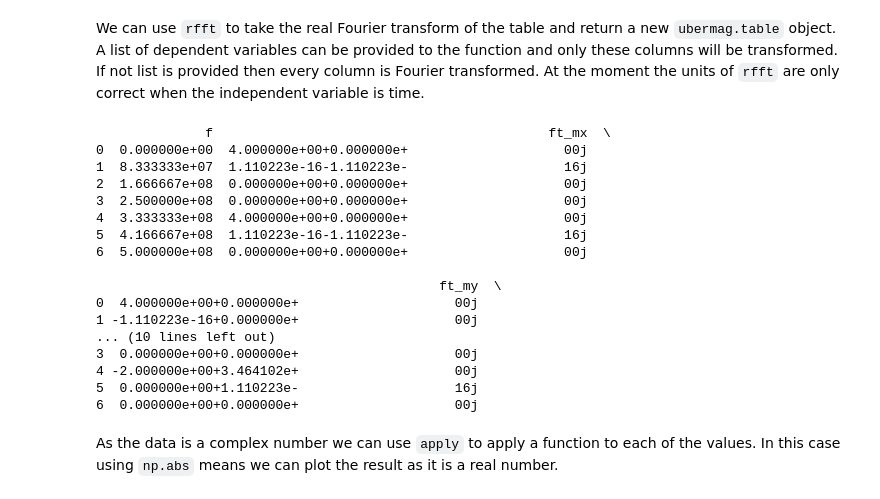
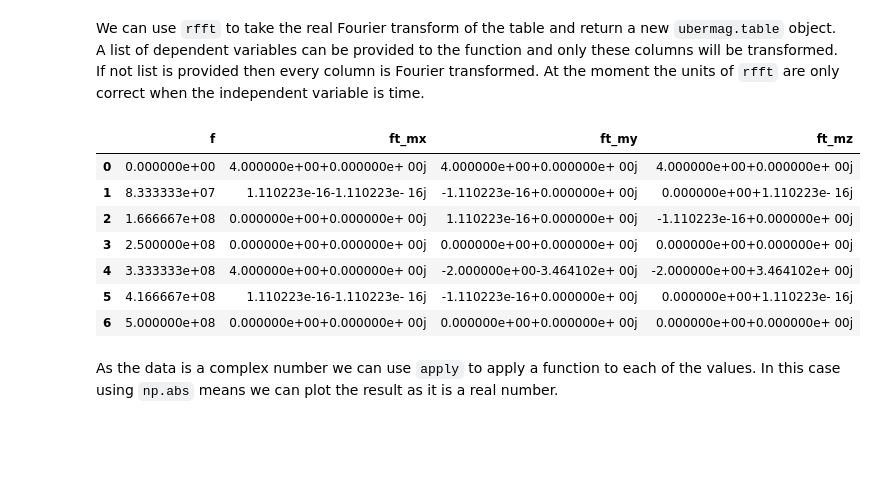
Before and after one commit to ubermag/ubermagtable, a Jupyter notebook: docs/table-fft.ipynb, the cells around one changed output. Cells and saved outputs as stored; diff of their text form; code cells hidden in the pictures; blank space fills up the shorter version.

```diff
--- a/docs/table-fft.ipynb
+++ b/docs/table-fft.ipynb
@@ -70,25 +35,16 @@ table.mpl(y=["mx", "my", "mz"])
 We can use `rfft` to take the real Fourier transform of the table and return a new `ubermag.table` object. A list of dependent variables can be provided to the function and only these columns will be transformed. If not list is provided then every column is Fourier transformed. At the moment the units of `rfft` are only correct when the independent variable is time.
 # %%
 fft_table = table.rfft(y=["mx", "my", "mz"])
-fft_table
+fft_table.data
 # %% [output]
-              f                                           ft_mx  \
-0  0.000000e+00  4.000000e+00+0.000000e+                    00j
-1  8.333333e+07  1.110223e-16-1.110223e-                    16j
-2  1.666667e+08  0.000000e+00+0.000000e+                    00j
-3  2.500000e+08  0.000000e+00+0.000000e+                    00j
-4  3.333333e+08  4.000000e+00+0.000000e+                    00j
-5  4.166667e+08  1.110223e-16-1.110223e-                    16j
-6  5.000000e+08  0.000000e+00+0.000000e+                    00j
-
-                                            ft_my  \
-0  4.000000e+00+0.000000e+                    00j
-1 -1.110223e-16+0.000000e+                    00j
-... (10 lines left out)
-3  0.000000e+00+0.000000e+                    00j
-4 -2.000000e+00+3.464102e+                    00j
-5  0.000000e+00+1.110223e-                    16j
-6  0.000000e+00+0.000000e+                    00j
+|  | f | ft_mx | ft_my | ft_mz |
+| 0 | 0.000000e+00 | 4.000000e+00+0.000000e+ 00j | 4.000000e+00+0.000000e+ 00j | 4.000000e+00+0.000000e+ 00j |
+| 1 | 8.333333e+07 | 1.110223e-16-1.110223e- 16j | -1.110223e-16+0.000000e+ 00j | 0.000000e+00+1.110223e- 16j |
+| 2 | 1.666667e+08 | 0.000000e+00+0.000000e+ 00j | 1.110223e-16+0.000000e+ 00j | -1.110223e-16+0.000000e+ 00j |
+| 3 | 2.500000e+08 | 0.000000e+00+0.000000e+ 00j | 0.000000e+00+0.000000e+ 00j | 0.000000e+00+0.000000e+ 00j |
+| 4 | 3.333333e+08 | 4.000000e+00+0.000000e+ 00j | -2.000000e+00-3.464102e+ 00j | -2.000000e+00+3.464102e+ 00j |
+| 5 | 4.166667e+08 | 1.110223e-16-1.110223e- 16j | -1.110223e-16+0.000000e+ 00j | 0.000000e+00+1.110223e- 16j |
+| 6 | 5.000000e+08 | 0.000000e+00+0.000000e+ 00j | 0.000000e+00+0.000000e+ 00j | 0.000000e+00+0.000000e+ 00j |
 # %% [markdown]
 As the data is a complex number we can use `apply` to apply a function to each of the values. In this case using `np.abs` means we can plot the result as it is a real number.
 # %%
```
Also changed, not shown: parts of 8 cells of this notebook, 6 other files.
